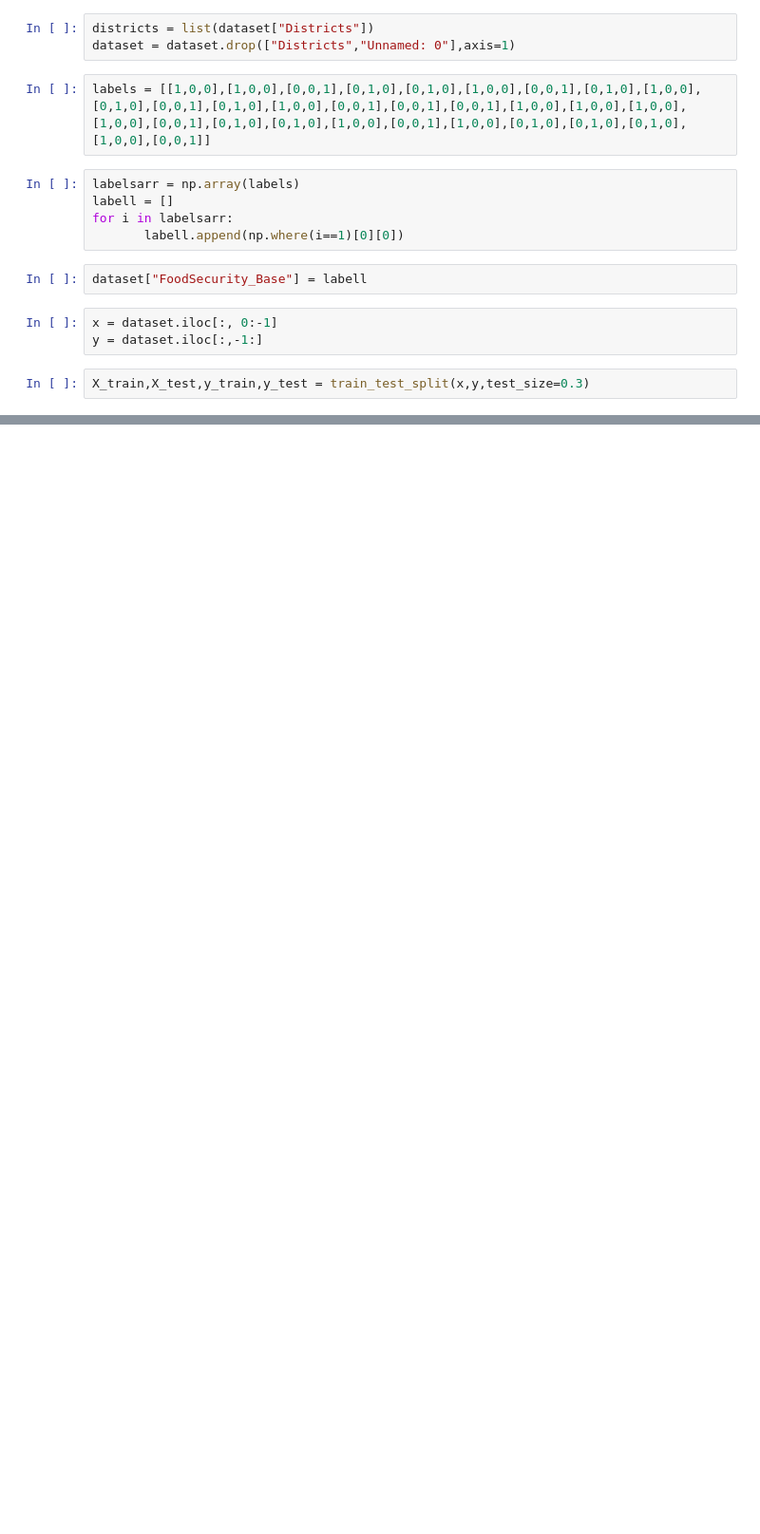
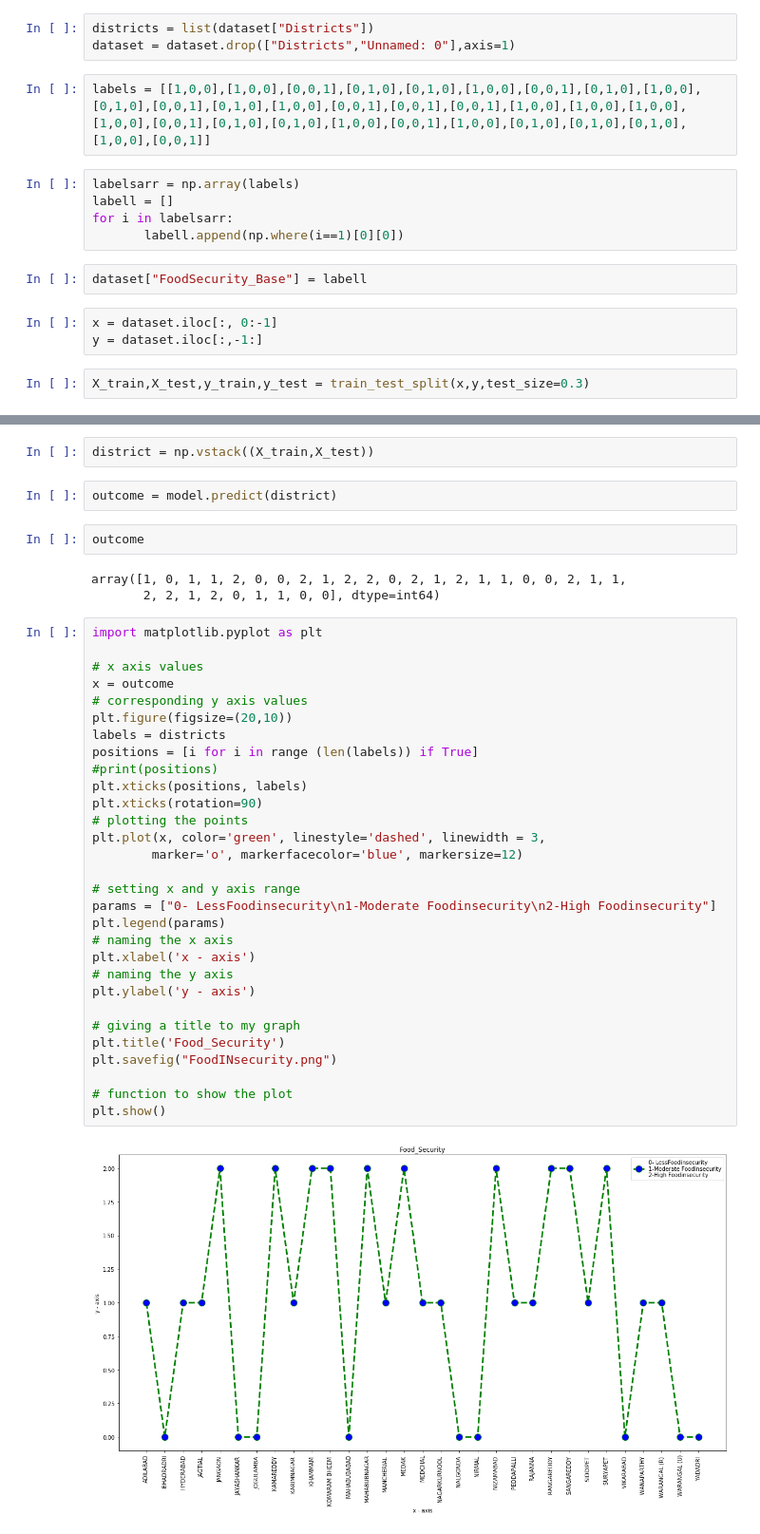
Before and after one commit to ArviRA/Food_security, a Jupyter notebook: Food_security_model.ipynb, the cells around one changed output, grey strips where cells are left out. Shown: that part at 95% size. Drawn from its saved outputs; the diff is of its cells as text; blank space fills up the shorter version.

```diff
--- a/Food_security_model.ipynb
+++ b/Food_security_model.ipynb
@@ -110,0 +111,41 @@ array([-2.00291039, -1.06412521,  0.66546753,  0.61758353,  0.26750642,
+# %%
+district = np.vstack((X_train,X_test))
+# %%
+outcome = model.predict(district)
+# %%
+outcome
+# %% [output]
+array([1, 0, 1, 1, 2, 0, 0, 2, 1, 2, 2, 0, 2, 1, 2, 1, 1, 0, 0, 2, 1, 1,
+       2, 2, 1, 2, 0, 1, 1, 0, 0], dtype=int64)
+# %%
+import matplotlib.pyplot as plt
+
+# x axis values
+x = outcome
+# corresponding y axis values
+plt.figure(figsize=(20,10))
+labels = districts
+positions = [i for i in range (len(labels)) if True]
+#print(positions)
+plt.xticks(positions, labels)
+plt.xticks(rotation=90)
+# plotting the points
+plt.plot(x, color='green', linestyle='dashed', linewidth = 3,
+		marker='o', markerfacecolor='blue', markersize=12)
+
+# setting x and y axis range
+params = ["0- LessFoodinsecurity\n1-Moderate Foodinsecurity\n2-High Foodinsecurity"]
+plt.legend(params)
+# naming the x axis
+plt.xlabel('x - axis')
+# naming the y axis
+plt.ylabel('y - axis')
+
+# giving a title to my graph
+plt.title('Food_Security')
+plt.savefig("FoodINsecurity.png")
+
+# function to show the plot
+plt.show()
+# %% [output]
+[figure, added]
```
Also changed, not shown: parts of 9 cells of this notebook, 2 other files.
